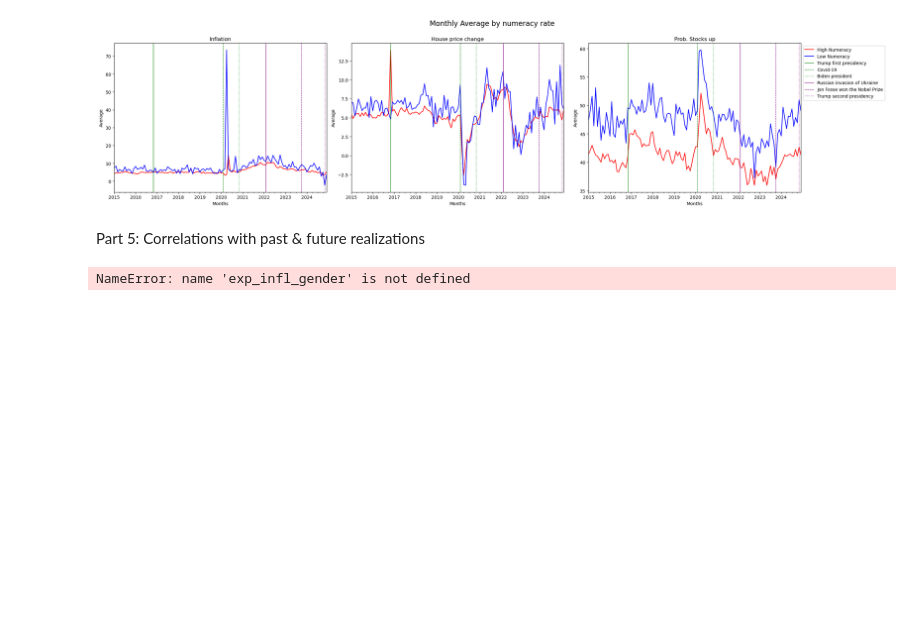
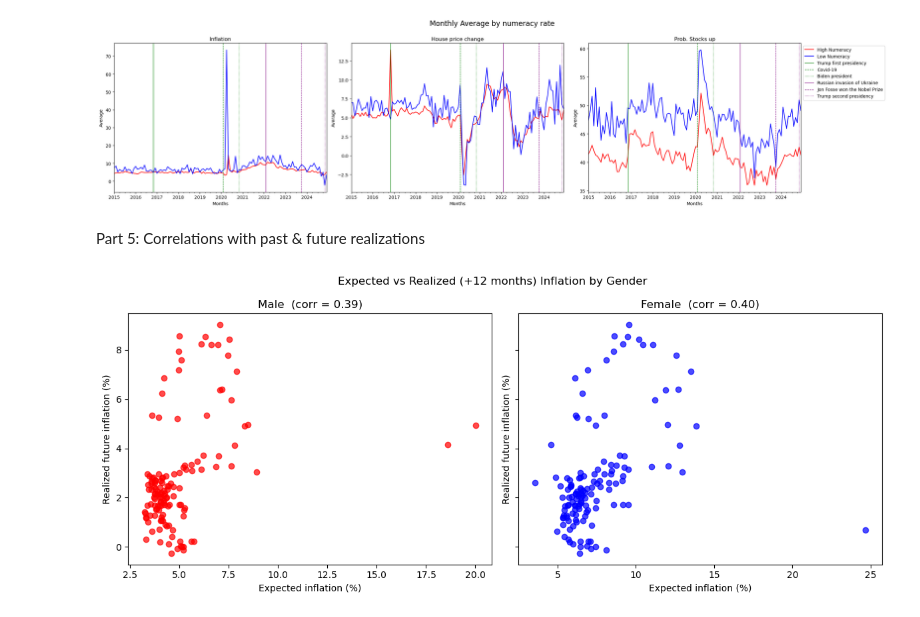
Before and after one commit to Sophiabevers/TECH2-Group-term-paper, a Jupyter notebook: Termpaper HannaK2.ipynb, the cells around one changed output. Drawn from its saved outputs; the diff is of its cells as text; code cells hidden in the pictures; blank space fills up the shorter version.

```diff
--- a/Termpaper HannaK2.ipynb
+++ b/Termpaper HannaK2.ipynb
@@ -297,79 +297,57 @@ Part 5: Correlations with past & future realizations
 # %%
 # %% Part 5A – Future (+12 months) Inflation
 
-
 # Load CPI data
 cpi = pd.read_csv("data/CPI.csv", parse_dates=["DATE"])
-cpi.rename(columns={"DATE": "date", "CPIAUCSL": "cpi"}, inplace=True)
+cpi.rename(columns={"DATE": "date", "CPI": "cpi"}, inplace=True)
 cpi.sort_values("date", inplace=True)
 
 # Compute forward 12-month inflation
-cpi["cpi_future12"] = cpi["CPI"].shift(-12)
-cpi["inflation_future12"] = (cpi["cpi_future12"] - cpi["CPI"]) / cpi["CPI"] * 100
+cpi["cpi_future12"] = cpi["cpi"].shift(-12)
+cpi["inflation_future12"] = (cpi["cpi_future12"] - cpi["cpi"]) / cpi["cpi"] * 100
 
-# -----------------------------
-# Align dates by month before merging
-exp_infl_gender['month'] = exp_infl_gender['date'].dt.to_period('M')
-cpi['month'] = cpi['date'].dt.to_period('M')
-
-merged_future = pd.merge(
-    exp_infl_gender,
-    cpi[['month', 'inflation_future12']],
-    on='month',
-    how='inner'
-)
-
-# Optional: convert month back to datetime for plotting
-merged_future['date'] = merged_future['month'].dt.to_timestamp()
-# -----------------------------
-
-# Monthly averages of expected inflation by gender
-exp_infl_gender = (
+# Compute monthly expected inflation by gender FIRST
+df_gender_month_avg = (
     df.groupby([pd.Grouper(key="date", freq="M"), "female"])["inflation"]
     .mean()
     .reset_index()
     .rename(columns={"inflation": "exp_inflation"})
 )
 
-# Merge with realized future inflation
+# Align dates by month BEFORE merging
+df_gender_month_avg["month"] = df_gender_month_avg["date"].dt.to_period("M")
+cpi["month"] = cpi["date"].dt.to_period("M")
+
+# Merge on month
 merged_future = pd.merge(
-    exp_infl_gender,
-    cpi[["date", "inflation_future12"]],
-    on="date",
-    how="inner",
+    df_gender_month_avg,
+    cpi[["month", "inflation_future12"]],
+    on="month",
+    how="inner"
 )
 
-# Plot setup
+# Convert month back to datetime for plotting
+merged_future["date"] = merged_future["month"].dt.to_timestamp()
+
+# ---------- Plot -----------
+
 genders = {0.0: "Male", 1.0: "Female"}
 colors = ["red", "blue"]
-events = {
-    "Trump elected (2016-11)": "2016-11-01",
-    "COVID global (2020-02)": "2020-02-01",
-    "Biden elected (2020-11)": "2020-11-01",
-    "Ukraine invasion (2022-02)": "2022-02-01",
-    "Trump re-elected (2024-11)": "2024-11-01",
-}
 
-# Scatter with annotations
 fig, axes = plt.subplots(1, 2, figsize=(12, 5), sharey=True)
+
 for ax, (val, label), color in zip(axes, genders.items(), colors):
+
     df_g = merged_future[merged_future["female"] == val]
     corr = df_g["exp_inflation"].corr(df_g["inflation_future12"])
+
     ax.scatter(df_g["exp_inflation"], df_g["inflation_future12"], alpha=0.7, color=color)
     ax.set_title(f"{label}  (corr = {corr:.2f})")
     ax.set_xlabel("Expected inflation (%)")
     ax.set_ylabel("Realized future inflation (%)")
-    # Annotate major events
-    for event, date_str in events.items():
-        date = pd.Timestamp(date_str)
-        if date in df_g["date"].values:
-            x = df_g.loc[df_g["date"] == date, "exp_inflation"].values[0]
-            y = df_g.loc[df_g["date"] == date, "inflation_future12"].values[0]
-            ax.annotate(event, (x, y), textcoords="offset points", xytext=(5, 5),
-                        fontsize=8, color="black",
-                        arrowprops=dict(arrowstyle="->", lw=0.5))
+
 plt.suptitle("Expected vs Realized (+12 months) Inflation by Gender")
 plt.tight_layout()
 plt.show()
 # %% [output]
-NameError: name 'exp_infl_gender' is not defined
+[figure, added]
```
Also changed, not shown: parts of 3 cells of this notebook.
